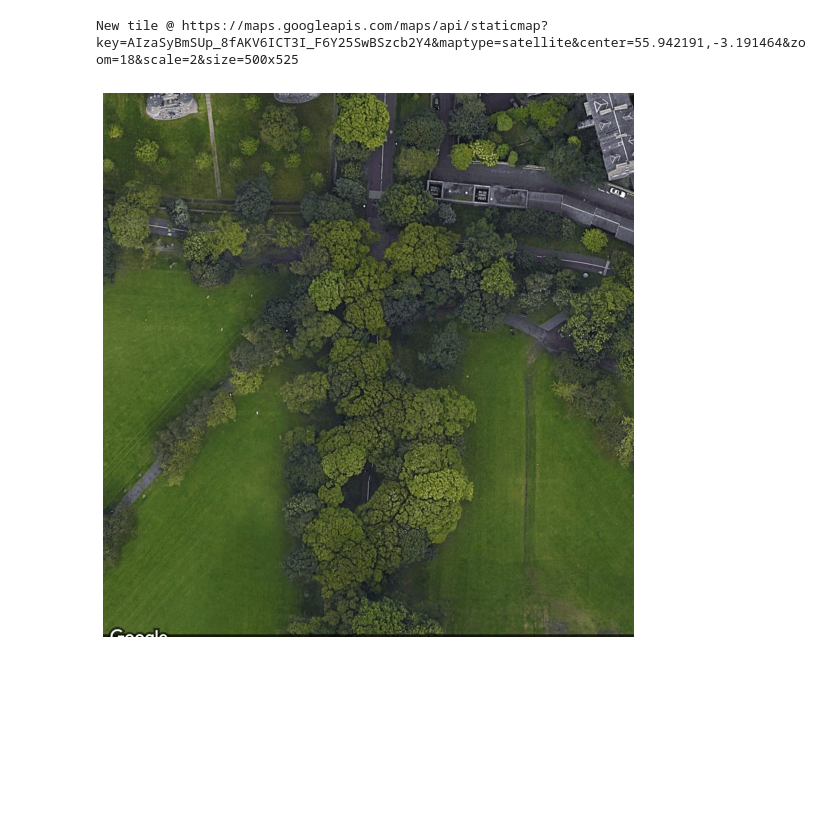
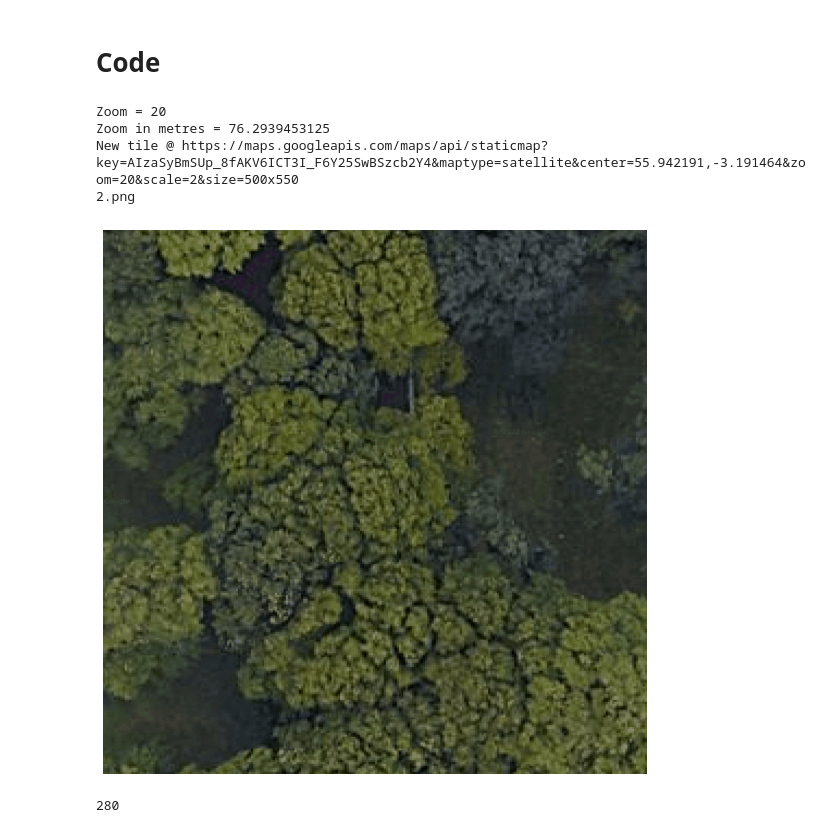
Before and after one commit to jacobsieradzki/mlp-group95, a Jupyter notebook: tile_generation.ipynb, the cells around one changed output. Saved outputs shown, nothing was run; the diff lists cells and outputs as text; code cells hidden in the pictures; blank space fills up the shorter version.

Commit message:
Added tile generation for an area using Google Maps

```diff
--- a/tile_generation.ipynb
+++ b/tile_generation.ipynb
@@ -30,14 +30,14 @@ def get_number_of_files_in_dir(dir=PROJ_DIR) -> int:
 # %%
 class Tile:
 
-    def __init__(self, lat: float, lon: float, scale: int=1, zoom: int=19, size: int=500, type: str='satellite'):
-        self.copyright_height = 25
+    def __init__(self, lat: float, lon: float, scale: int=1, zoom: int=ZOOM_LEVEL, size: int=500, type: str='satellite'):
+        self.copyright_height = 50
         self.lat = lat
         self.lon = lon
         self.zoom = zoom
         self.scale = scale
         self.width = size
-        self.height = size + self.copyright_height
+        self.height = size + self.copyright_height*2
         self.map_type = type
         self.url = self._get_tile_url()
         print("New tile @ " + self.url)
@@ -54,7 +54,9 @@ class Tile:
 
 
     def _fetch(self, url) -> bytes:
-        return requests.get(url).content
+        r = requests.get(url)
+        response = r.content
+        return [response, None] if r.status_code == 200 else [None, str(response)]
 
 
     def _save_tile(self, img_data: bytes, dir: str, file_name: str) -> str:
@@ -68,9 +70,9 @@ class Tile:
         img = Image.open(path)
         width, height = img.size
         left = 0
-        top = 0
+        top = self.copyright_height*self.scale
         right = width
-        bottom = height - self.copyright_height
+        bottom = height - self.copyright_height*self.scale
         cropped = img.crop((left, top, right, bottom))
         byte_arr = io.BytesIO()
         cropped.save(byte_arr, format='PNG')
@@ -84,16 +86,15 @@ class Tile:
         plt.axis('off')
 
 
-    def run(self):
-        file_name = str(get_number_of_files_in_dir(RAW_TILES_DIR)) + '.png'
-        raw_img_data = self._fetch(self.url)
-        raw_img_path = self._save_tile(raw_img_data, RAW_TILES_DIR, file_name)
-        cropped_data = self._remove_google_logo(raw_img_path)
-        cropped_img_path = self._save_tile(cropped_data, CROP_TILES_DIR, file_name)
-        self._show_tile(cropped_img_path)
+    def run(self, test_name, show_image=True):
+        file_name = str(self.lat) + "_" + str(self.lon) + "_" + "zl" + str(self.zoom) + '.png'
+        dir = PROJ_DIR + "/" + test_name + "/"
+        [raw_img_data, img_fetch_error] = self._fetch(self.url)
+        if raw_img_data:
+            raw_img_path = self._save_tile(raw_img_data, dir + "raw_tiles/", file_name)
+            cropped_data = self._remove_google_logo(raw_img_path)
+            cropped_img_path = self._save_tile(cropped_data, dir + "crop_tiles/", file_name)
+            if show_image:
+                self._show_tile(cropped_img_path)
+        else:
+            print("Failed to fetch image from Google Maps: " + img_fetch_error)
-# %%
-tile = Tile(lat=55.942191, lon=-3.191464, zoom=18, scale=2)
-tile.run()
-# %% [output]
-New tile @ https://maps.googleapis.com/maps/api/staticmap?key=AIzaSyBmSUp_8fAKV6ICT3I_F6Y25SwBSzcb2Y4&maptype=satellite&center=55.942191,-3.191464&zoom=18&scale=2&size=500x525
-[figure, removed]
@@ -102,0 +148,31 @@ New tile @ https://maps.googleapis.com/maps/api/staticmap?key=AIzaSyBmSUp_8fAKV6
+# %% [markdown]
+# Code
+# %%
+# tile = Tile(lat=55.942191, lon=-3.191464, zoom=ZOOM_LEVEL, scale=2)
+
+zoom = 20
+print("Zoom = " + str(zoom))
+print("Zoom in metres = " + str(zoom_level_to_metres(zoom)))
+
+tile = Tile(lat=55.942191, lon=-3.191464, zoom=zoom, scale=2)
+tile.run()
+# %% [output]
+Zoom = 20
+Zoom in metres = 76.2939453125
+New tile @ https://maps.googleapis.com/maps/api/staticmap?key=AIzaSyBmSUp_8fAKV6ICT3I_F6Y25SwBSzcb2Y4&maptype=satellite&center=55.942191,-3.191464&zoom=20&scale=2&size=500x550
+2.png
+[figure, added]
+# %%
+ALL_EDINBURGH_MAP_AREA = MapGridArea(55.881181, -3.330831, 55.994076, -3.039482)
+CENTRAL_EDINBURGH_MAP_AREA = MapGridArea(55.944769, -3.210770, 55.958695, -3.180100)
+MEADOWS_MAP_AREA = MapGridArea(55.939567, -3.200461, 55.944766, -3.187255)
+
+STEP_SIZE = zoom_level_to_metres(20)
+
+tiles = MapGridTiles(stepsize=STEP_SIZE)
+
+gridpoints = tiles.create_grid(MEADOWS_MAP_AREA)
+print(len(gridpoints))
+tiles.save_to_csv(gridpoints, "meadows_" + str(STEP_SIZE))
+# %% [output]
+280
```
Also changed, not shown: parts of 6 cells of this notebook, 3 other files.
